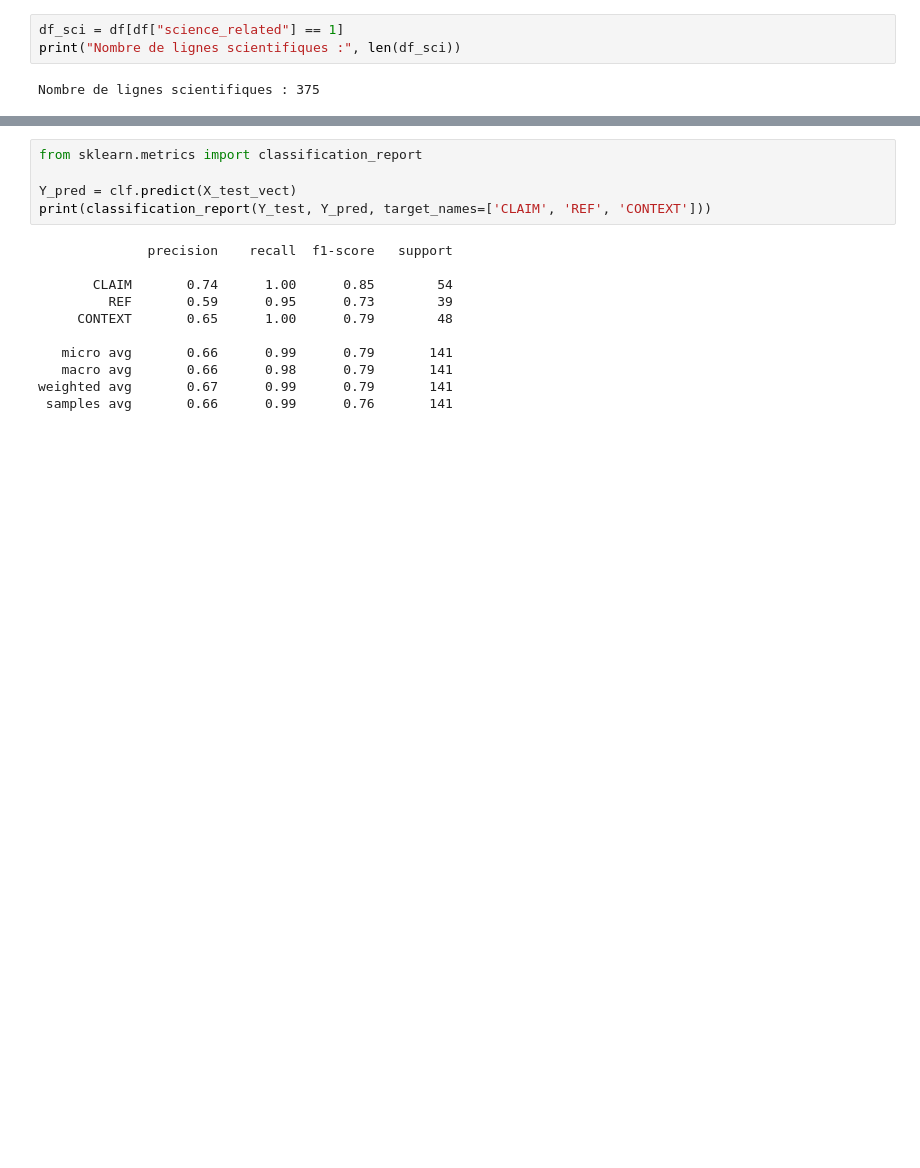
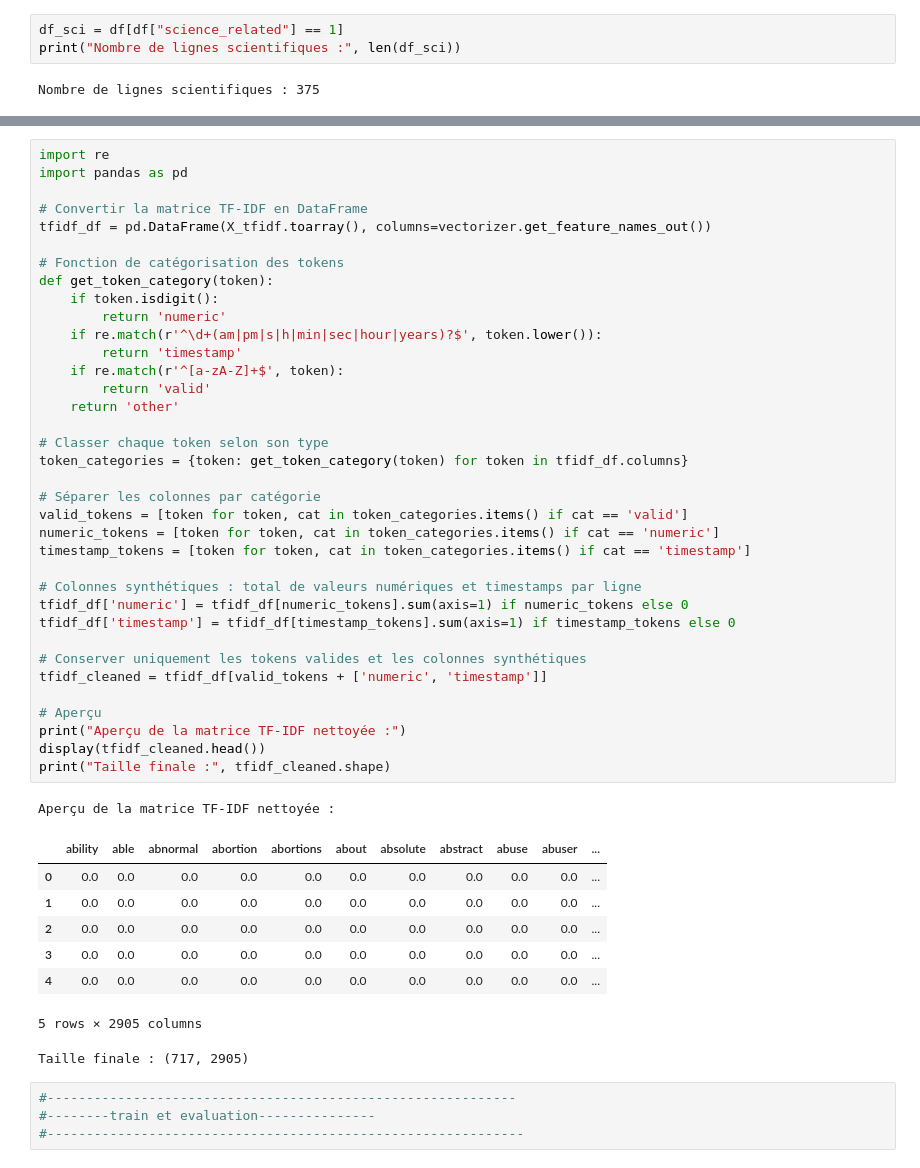
Before and after one commit to NinaShine/Machine_learning, a Jupyter notebook: Projet/claimVSrefVScontext.ipynb, the cells around one changed output, grey strips where cells are left out. Cells and saved outputs as stored; diff of their text form; blank space fills up the shorter version.

```diff
--- a/Projet/claimVSrefVScontext.ipynb
+++ b/Projet/claimVSrefVScontext.ipynb
@@ -222,16 +307,50 @@ OneVsRestClassifier(estimator=LogisticRegression(max_iter=1000))
 # %%
-from sklearn.metrics import classification_report
+import re
+import pandas as pd
 
-Y_pred = clf.predict(X_test_vect)
-print(classification_report(Y_test, Y_pred, target_names=['CLAIM', 'REF', 'CONTEXT']))
+# Convertir la matrice TF-IDF en DataFrame
+tfidf_df = pd.DataFrame(X_tfidf.toarray(), columns=vectorizer.get_feature_names_out())
+
+# Fonction de catégorisation des tokens
+def get_token_category(token):
+    if token.isdigit():
+        return 'numeric'
+    if re.match(r'^\d+(am|pm|s|h|min|sec|hour|years)?$', token.lower()):
+        return 'timestamp'
+    if re.match(r'^[a-zA-Z]+$', token):
+        return 'valid'
+    return 'other'
+
+# Classer chaque token selon son type
+token_categories = {token: get_token_category(token) for token in tfidf_df.columns}
+
+# Séparer les colonnes par catégorie
+valid_tokens = [token for token, cat in token_categories.items() if cat == 'valid']
+numeric_tokens = [token for token, cat in token_categories.items() if cat == 'numeric']
+timestamp_tokens = [token for token, cat in token_categories.items() if cat == 'timestamp']
+
+# Colonnes synthétiques : total de valeurs numériques et timestamps par ligne
+tfidf_df['numeric'] = tfidf_df[numeric_tokens].sum(axis=1) if numeric_tokens else 0
+tfidf_df['timestamp'] = tfidf_df[timestamp_tokens].sum(axis=1) if timestamp_tokens else 0
+
+# Conserver uniquement les tokens valides et les colonnes synthétiques
+tfidf_cleaned = tfidf_df[valid_tokens + ['numeric', 'timestamp']]
+
+# Aperçu
+print("Aperçu de la matrice TF-IDF nettoyée :")
+display(tfidf_cleaned.head())
+print("Taille finale :", tfidf_cleaned.shape)
 # %% [output]
-              precision    recall  f1-score   support
-
-       CLAIM       0.74      1.00      0.85        54
-         REF       0.59      0.95      0.73        39
-     CONTEXT       0.65      1.00      0.79        48
-
-   micro avg       0.66      0.99      0.79       141
-   macro avg       0.66      0.98      0.79       141
-weighted avg       0.67      0.99      0.79       141
- samples avg       0.66      0.99      0.76       141
+Aperçu de la matrice TF-IDF nettoyée :
+|  | ability | able | abnormal | abortion | abortions | about | absolute | abstract | abuse | abuser | ... |
+| 0 | 0.0 | 0.0 | 0.0 | 0.0 | 0.0 | 0.0 | 0.0 | 0.0 | 0.0 | 0.0 | ... |
+| 1 | 0.0 | 0.0 | 0.0 | 0.0 | 0.0 | 0.0 | 0.0 | 0.0 | 0.0 | 0.0 | ... |
+| 2 | 0.0 | 0.0 | 0.0 | 0.0 | 0.0 | 0.0 | 0.0 | 0.0 | 0.0 | 0.0 | ... |
+| 3 | 0.0 | 0.0 | 0.0 | 0.0 | 0.0 | 0.0 | 0.0 | 0.0 | 0.0 | 0.0 | ... |
+| 4 | 0.0 | 0.0 | 0.0 | 0.0 | 0.0 | 0.0 | 0.0 | 0.0 | 0.0 | 0.0 | ... |
+5 rows × 2905 columns
+Taille finale : (717, 2905)
+# %%
+#------------------------------------------------------------
+#--------train et evaluation---------------
+#-------------------------------------------------------------
```
Also changed, not shown: parts of 12 cells of this notebook, 1 other file.
